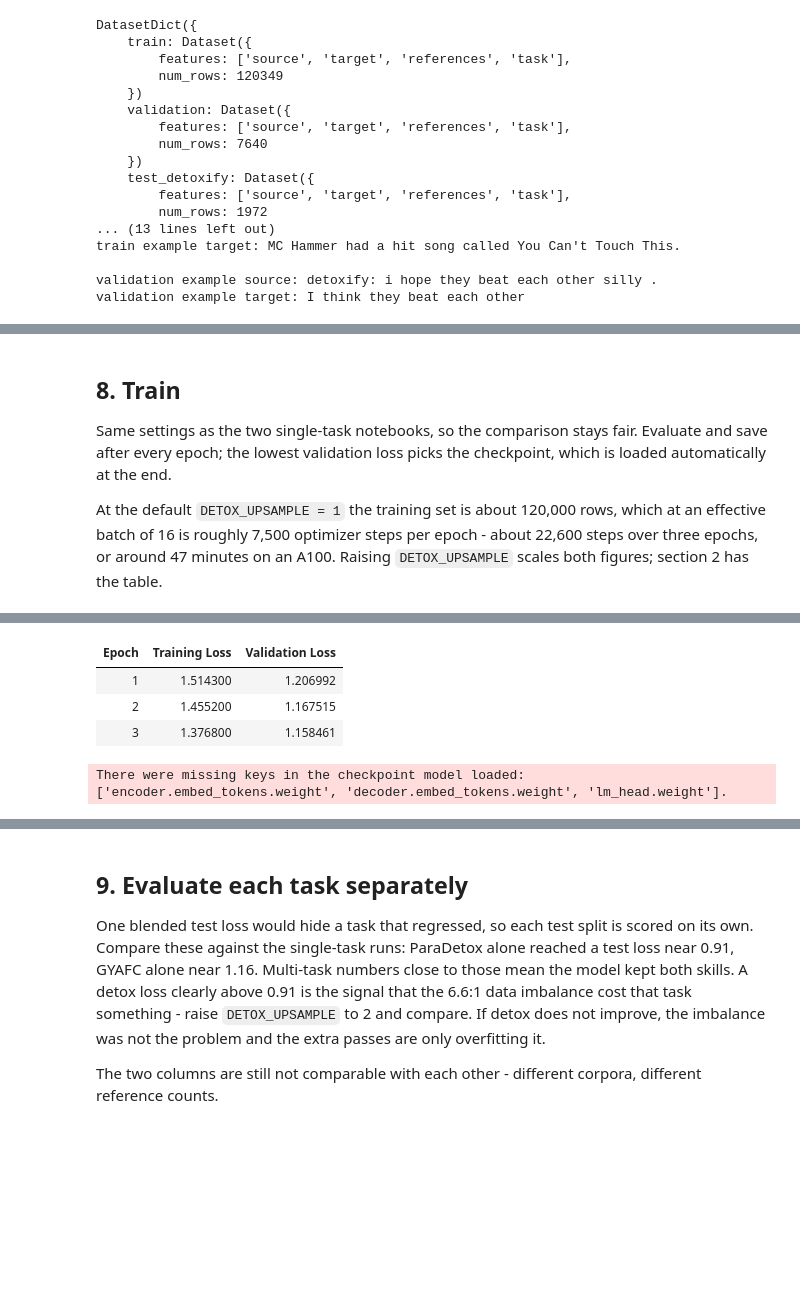
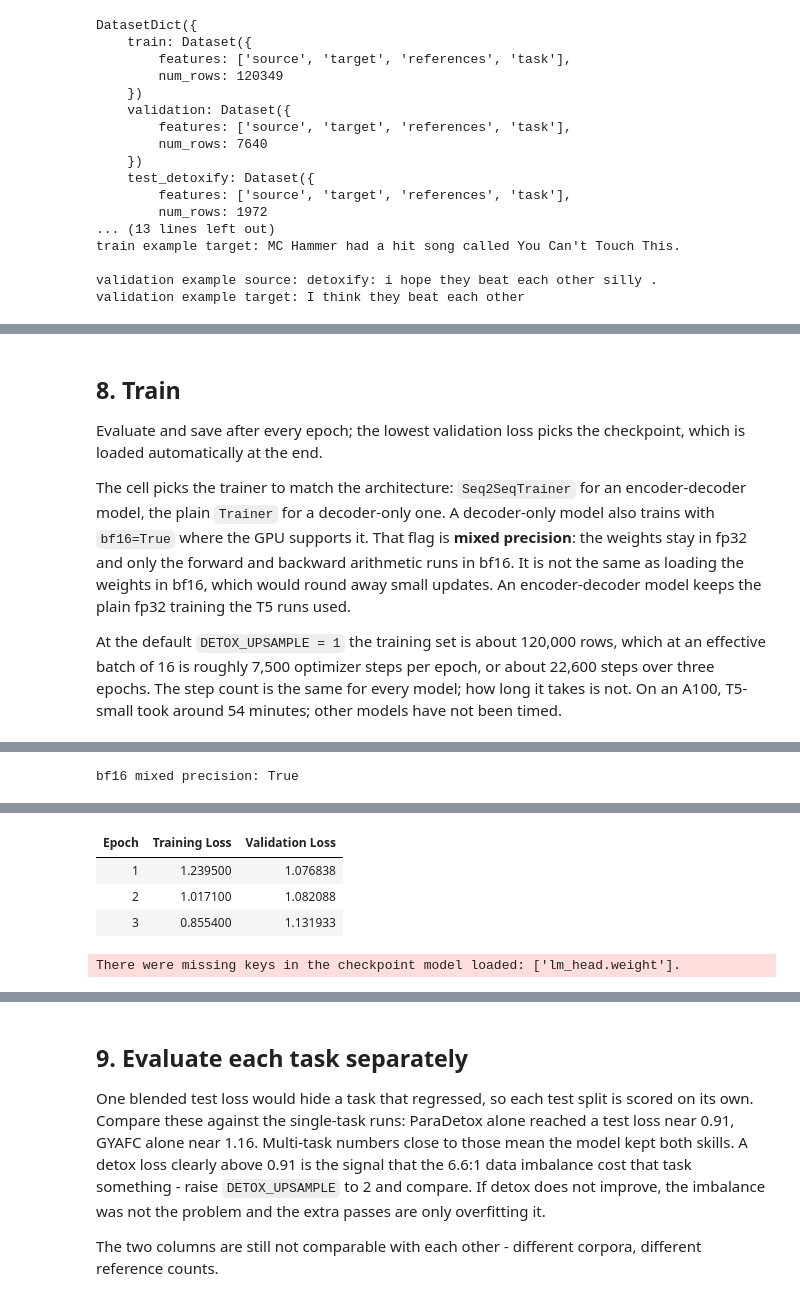
Before and after one commit to ayman-tech/SecondThought, a Jupyter notebook: notebooks/train_both.ipynb, the cells around one changed output, grey strips where cells are left out. Saved outputs shown, nothing was run; the diff lists cells and outputs as text; code cells hidden in the pictures; blank space fills up the shorter version.

Commit message:
added support for decoder only models

```diff
--- a/notebooks/train_both.ipynb
+++ b/notebooks/train_both.ipynb
@@ -422,10 +511,19 @@ Tokenized fields: ['input_ids', 'attention_mask', 'labels']
 # %% [markdown]
 ## 8. Train
-Same settings as the two single-task notebooks, so the comparison stays fair. Evaluate and save after every epoch; the lowest validation loss picks the checkpoint, which is loaded automatically at the end.
+Evaluate and save after every epoch; the lowest validation loss picks the checkpoint, which is loaded automatically at the end.
 
-At the default `DETOX_UPSAMPLE = 1` the training set is about 120,000 rows, which at an effective batch of 16 is roughly 7,500 optimizer steps per epoch - about 22,600 steps over three epochs, or around 47 minutes on an A100. Raising `DETOX_UPSAMPLE` scales both figures; section 2 has the table.
+The cell picks the trainer to match the architecture: `Seq2SeqTrainer` for an encoder-decoder model, the plain `Trainer` for a decoder-only one. A decoder-only model also trains with `bf16=True` where the GPU supports it. That flag is **mixed precision**: the weights stay in fp32 and only the forward and backward arithmetic runs in bf16. It is not the same as loading the weights in bf16, which would round away small updates. An encoder-decoder model keeps the plain fp32 training the T5 runs used.
+
+At the default `DETOX_UPSAMPLE = 1` the training set is about 120,000 rows, which at an effective batch of 16 is roughly 7,500 optimizer steps per epoch, or about 22,600 steps over three epochs. The step count is the same for every model; how long it takes is not. On an A100, T5-small took around 54 minutes; other models have not been timed.
 # %%
-training_args = Seq2SeqTrainingArguments(
+# Decoder-only models train with bf16 mixed precision on GPUs that support it (A100/L4/H100; not the free-tier T4).
+# An encoder-decoder model keeps the fp32 training the T5 runs used.
+use_bf16 = (not IS_ENCODER_DECODER) and torch.cuda.is_available() and torch.cuda.is_bf16_supported()
+print("bf16 mixed precision:", use_bf16)
+TrainingArgs, TrainerClass = (
+    (Seq2SeqTrainingArguments, Seq2SeqTrainer) if IS_ENCODER_DECODER else (TrainingArguments, Trainer)
+)
+training_args = TrainingArgs(
     output_dir=RUN_DIR,
     learning_rate=LEARNING_RATE,
     num_train_epochs=EPOCHS,
@@ -443,14 +541,14 @@ training_args = Seq2SeqTrainingArguments(
     save_total_limit=2,
     logging_steps=1 if SMOKE_TEST else 50,
     fp16=False,
-    bf16=False,
+    bf16=use_bf16,
     optim="adamw_torch",
     report_to="none",
     push_to_hub=False,
     seed=SEED,
     data_seed=SEED,
 )
-trainer = Seq2SeqTrainer(
+trainer = TrainerClass(
     model=model,
     args=training_args,
     train_dataset=tokenized["train"],
@@ -466,5 +564 @@ print("Best validation loss:", trainer.state.best_metric)
-| Epoch | Training Loss | Validation Loss |
-| 1 | 1.514300 | 1.206992 |
-| 2 | 1.455200 | 1.167515 |
-| 3 | 1.376800 | 1.158461 |
-There were missing keys in the checkpoint model loaded: ['encoder.embed_tokens.weight', 'decoder.embed_tokens.weight', 'lm_head.weight'].
+bf16 mixed precision: True
@@ -472,0 +566,5 @@ Best validation loss: 1.1584614515304565
+| Epoch | Training Loss | Validation Loss |
+| 1 | 1.239500 | 1.076838 |
+| 2 | 1.017100 | 1.082088 |
+| 3 | 0.855400 | 1.131933 |
+There were missing keys in the checkpoint model loaded: ['lm_head.weight'].
```
Also changed, not shown: parts of 14 cells of this notebook, 2 other files.
